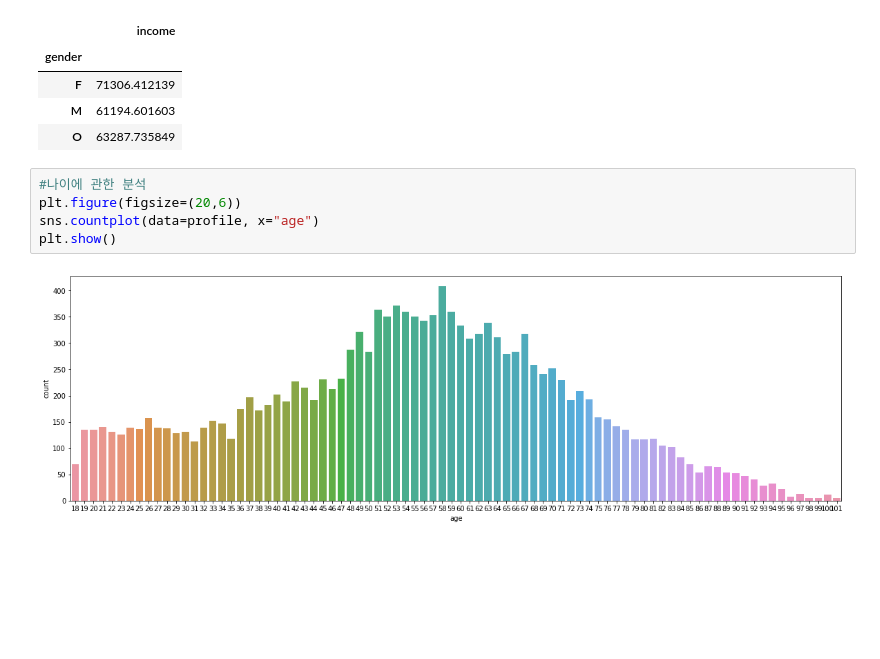
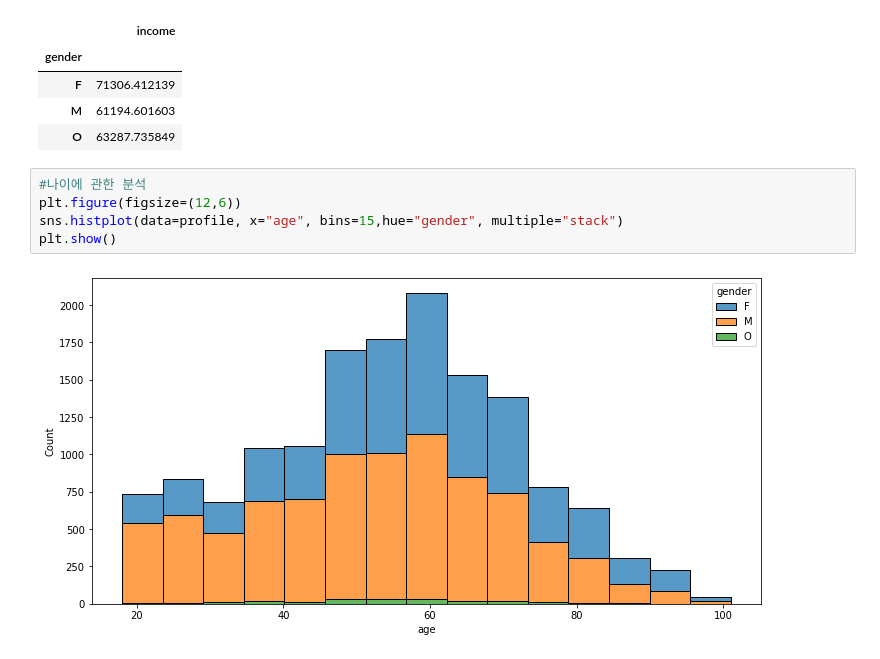
Before and after one commit to yeonseocho/machine-learning-and-python, a Jupyter notebook: basic python/Starbucks Survey.ipynb, the cells around one changed output. Drawn from its saved outputs; the diff is of its cells as text; blank space fills up the shorter version.

```diff
--- a/basic python/Starbucks Survey.ipynb
+++ b/basic python/Starbucks Survey.ipynb
@@ -167,8 +167,8 @@ pd.pivot_table(data=profile, index="gender", values="income")
 | O | 63287.735849 |
 # %%
 #나이에 관한 분석
-plt.figure(figsize=(20,6))
-sns.countplot(data=profile, x="age")
+plt.figure(figsize=(12,6))
+sns.histplot(data=profile, x="age", bins=15,hue="gender", multiple="stack")
 plt.show()
 # %% [output]
-[figure, old version]
+[figure, new version]
```
Also changed, not shown: parts of 13 cells of this notebook.
